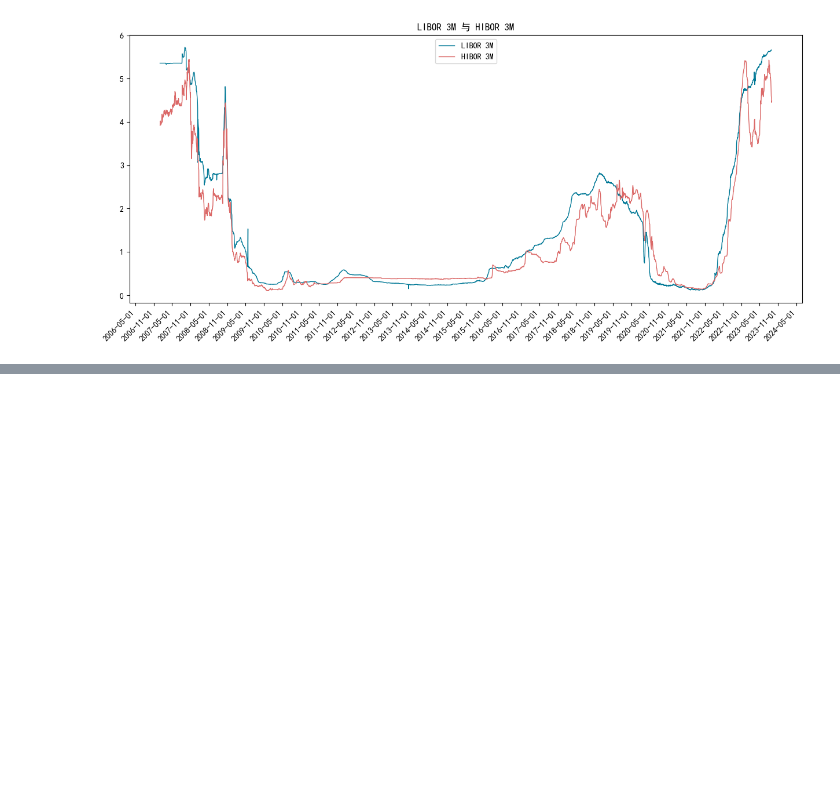
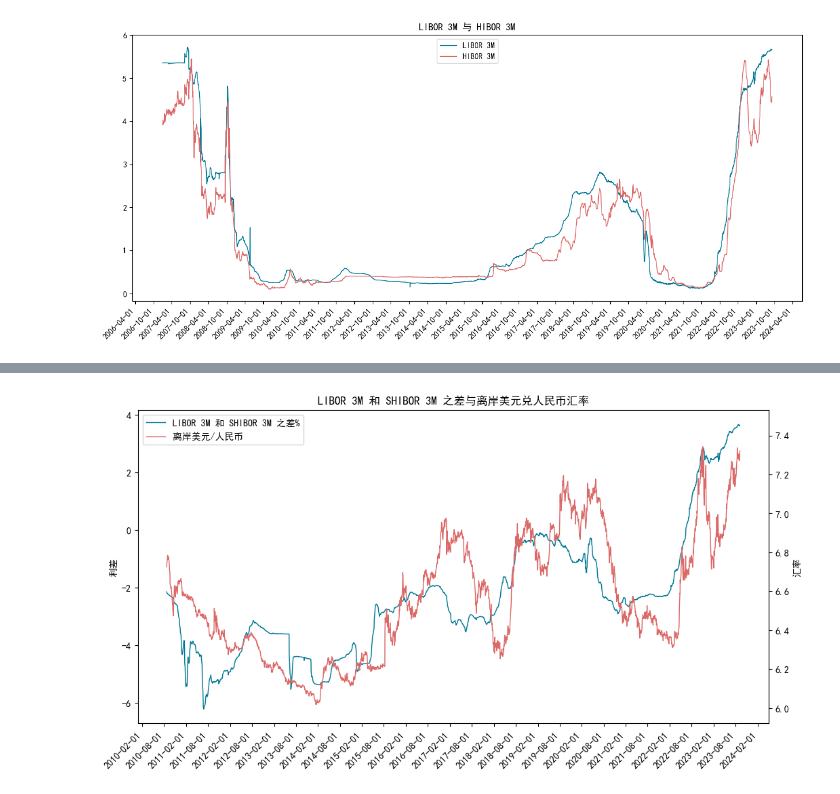
Before and after one commit to SiruoTu/RMB-index2, a Jupyter notebook: Transform2.ipynb, the cells around one changed output, grey strips where cells are left out. Saved outputs shown, nothing was run; the diff lists cells and outputs as text; code cells hidden in the pictures; blank space fills up the shorter version.

```diff
--- a/Transform2.ipynb
+++ b/Transform2.ipynb
@@ -1161,0 +1236,41 @@ plt.show()
+# %%
+Total4 = USDCNH_table.merge(libor_3M_table, on='Time') \
+    .merge(shibor_3M_table, on='Time')
+
+Total4['interest_spread_3M'] = Total4['libor_3M'] - Total4['shibor_3M']
+
+Total4['USDCNH_z'] = (Total4['USDCNH'] - Total4['USDCNH'].mean()) / Total4['USDCNH'].std()
+
+# 计算y2
+y2 = Total4['USDCNH_z'] * Total4['interest_spread_3M'].std() + Total4['interest_spread_3M'].mean()
+
+# 绘制折线图
+fig, ax = plt.subplots(figsize=(12, 6))
+ax.plot(Total4['Time'], Total4['interest_spread_3M'], label='LIBOR 3M 和 SHIBOR 3M 之差%', color='#007896FF', linewidth=1)
+ax.plot(Total4['Time'], y2, label='离岸美元/人民币', color='#db6968', linewidth=1)
+
+# 设置x轴刻度
+ax.xaxis.set_major_locator(MonthLocator(interval=6))
+ax.xaxis.set_major_formatter(DateFormatter('%Y-%m-%d'))
+plt.setp(ax.get_xticklabels(), rotation=45, ha='right')
+
+# 设置y轴次坐标轴
+def y2y2(y):
+    return (y - Total4['interest_spread_3M'].mean()) / Total4['interest_spread_3M'].std() * Total4['USDCNH'].std() + Total4['USDCNH'].mean()
+ax2 = ax.secondary_yaxis('right', functions=(y2y2, y2y2))
+
+# 设置图例和坐标轴标签
+ax.legend(loc='upper left')
+ax.set_xlabel('')
+ax.set_ylabel('利差')
+ax2.set_ylabel('汇率')
+
+# 设置标题
+ax.set_title('LIBOR 3M 和 SHIBOR 3M 之差与离岸美元兑人民币汇率')
+
+plt.savefig("figure/LIBOR 3M 和 SHIBOR 3M 之差与离岸美元兑人民币汇率.png")
+
+# 显示图形
+plt.show()
+# %% [output]
+[figure, added]
```
Also changed, not shown: parts of 18 cells of this notebook.
